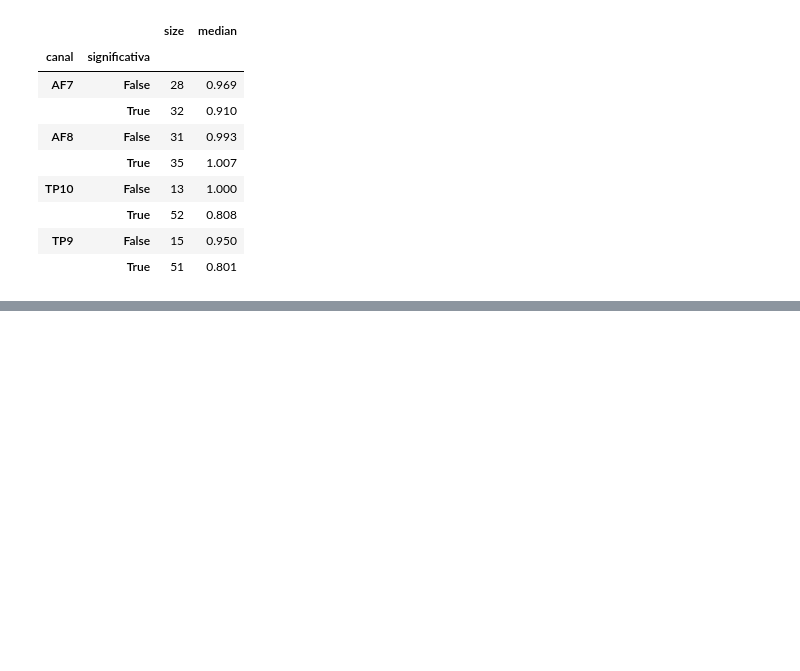
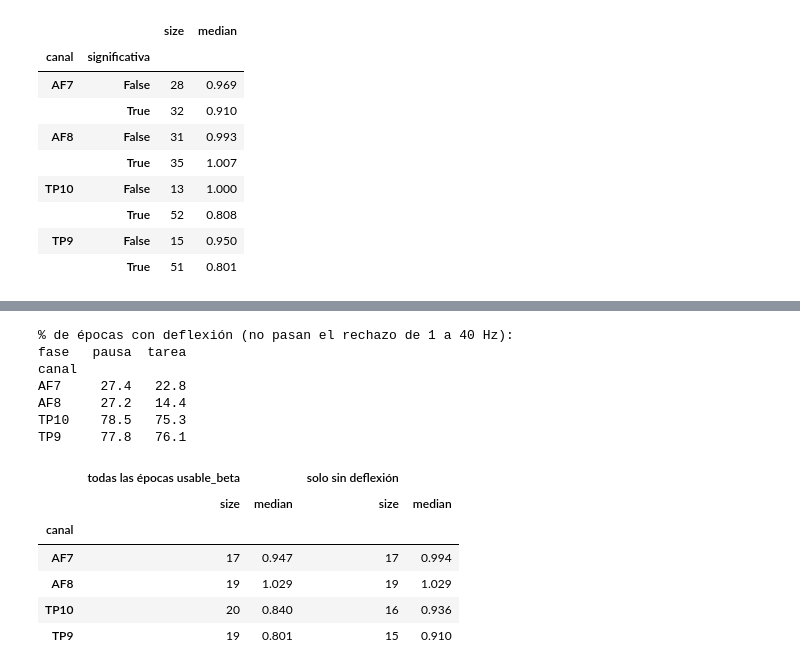
Before and after one commit to gustsita/PSIB2026Q2-TPS-Grupo13-Burman_FernandezSanJuan_Gallo, a Jupyter notebook: notebooks/04_lomb.ipynb, the cells around one changed output, grey strips where cells are left out. Cells and saved outputs as stored; diff of their text form; code cells hidden in the pictures; blank space fills up the shorter version.

```diff
--- a/notebooks/04_lomb.ipynb
+++ b/notebooks/04_lomb.ipynb
@@ -344,0 +340,28 @@ res2.groupby(['canal', 'significativa']).cociente.agg(['size', 'median']).round(
+# %%
+v = validas.assign(fase=np.where(validas.tipo == 'pausa', 'pausa', 'tarea'), deflexion=~validas.usable)
+print('% de épocas con deflexión (no pasan el rechazo de 1 a 40 Hz):')
+print((v.groupby(['canal', 'fase']).deflexion.mean().unstack() * 100).round(1))
+
+s = v.groupby(['sujeto', 'canal', 'fase']).beta.median().unstack('fase')
+todas = (s.tarea / s.pausa).groupby('canal').agg(['size', 'median'])
+
+s = v[~v.deflexion].groupby(['sujeto', 'canal', 'fase']).beta.agg(['median', 'size']).unstack('fase')
+s = s[(s[('size', 'pausa')] >= 20) & (s[('size', 'tarea')] >= 20)]
+limpias = (s[('median', 'tarea')] / s[('median', 'pausa')]).groupby('canal').agg(['size', 'median'])
+
+pd.concat({'todas las épocas usable_beta': todas, 'solo sin deflexión': limpias}, axis=1).round(3)
+# %% [output]
+% de épocas con deflexión (no pasan el rechazo de 1 a 40 Hz):
+fase   pausa  tarea
+canal
+AF7     27.4   22.8
+AF8     27.2   14.4
+TP10    78.5   75.3
+TP9     77.8   76.1
+|  | todas las épocas usable_beta |  | solo sin deflexión |  |
+|  | size | median | size | median |
+| canal |  |  |  |  |
+| AF7 | 17 | 0.947 | 17 | 0.994 |
+| AF8 | 19 | 1.029 | 19 | 1.029 |
+| TP10 | 20 | 0.840 | 16 | 0.936 |
+| TP9 | 19 | 0.801 | 15 | 0.910 |
```
Also changed, not shown: parts of 6 cells of this notebook, 2 other files.
